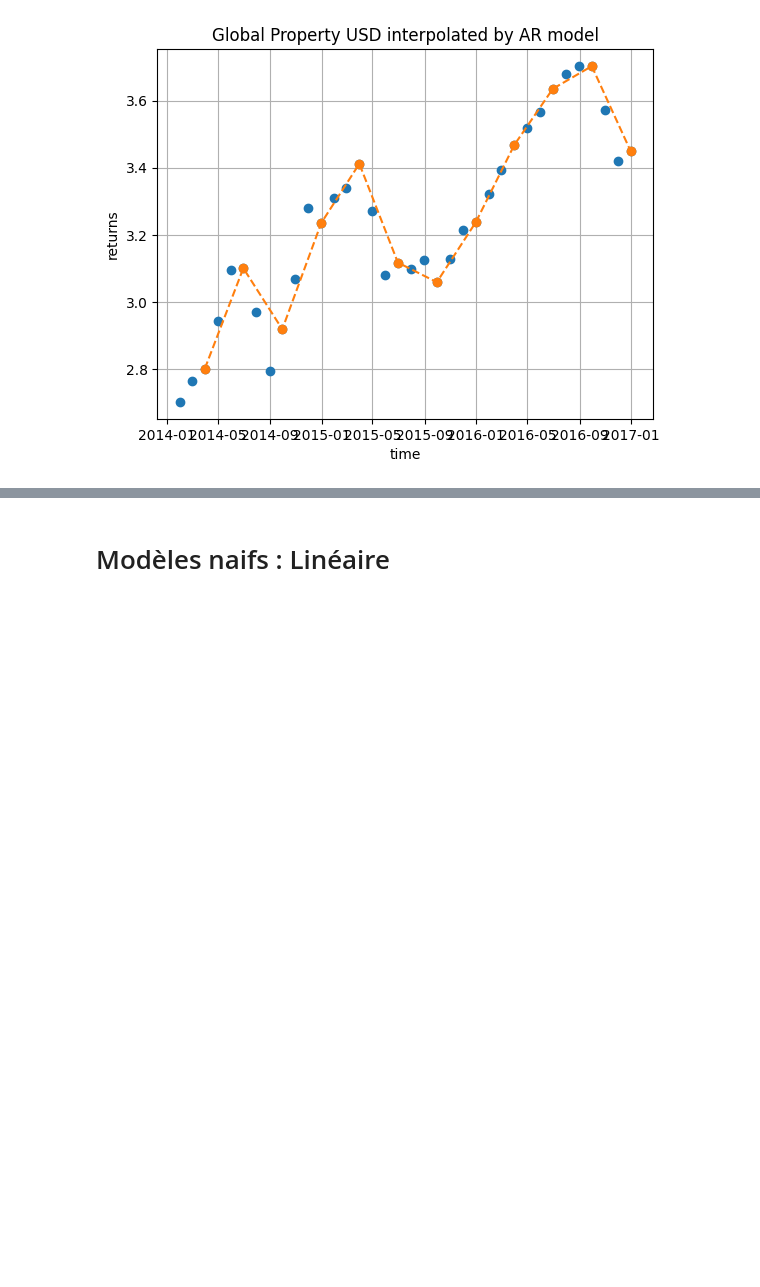
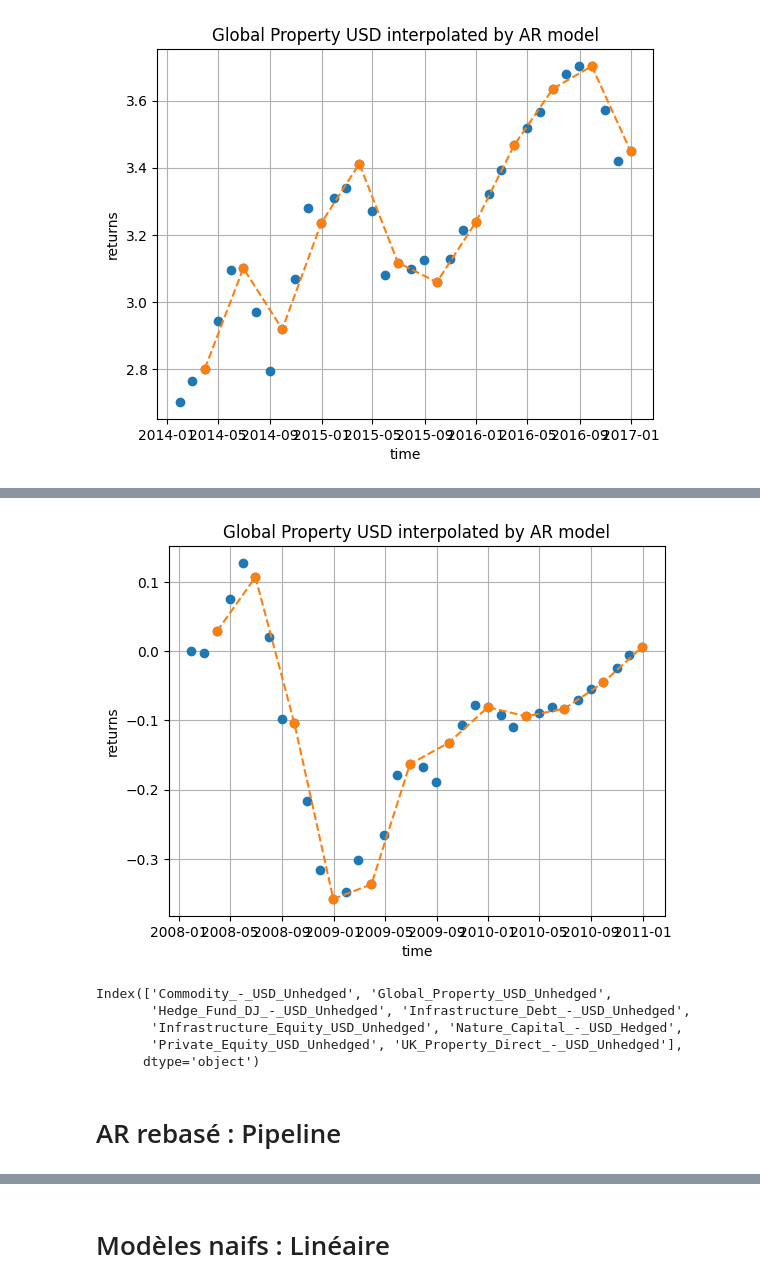
Before and after one commit to Perann/STAT_APP, a Jupyter notebook: AR_Model/AR_rebasage_ultimr.ipynb, the cells around one changed output, grey strips where cells are left out. Drawn from its saved outputs; the diff is of its cells as text; code cells hidden in the pictures; blank space fills up the shorter version.

Commit message:
AR rebasé fini

```diff
--- a/AR_Model/AR_rebasage_ultimr.ipynb
+++ b/AR_Model/AR_rebasage_ultimr.ipynb
@@ -165,8 +174,18 @@ def tweak_alternative_data(df_):
             .resample('QE')
             .last() #Changing the index format to datetime
             .rename(lambda c: c.replace(' ','_'), axis = 1)
-            .drop(columns = ['Infrastructure_Equity_Listed_-_USD_Unhedged','Infrastructure_Equity_Listed_-_USD_Unhedged_%'])
-            )
+            .drop(columns = ['Infrastructure_Equity_Listed_-_USD_Unhedged_%','Infrastructure_Equity_Listed_-_USD_Unhedged'])) # Replacing the spaces by _ in the names
 
 
 alternative_data = tweak_alternative_data(alternative_data_raw)
+alternative_return = alternative_data.iloc[:,8:]
+# %%
+def data_unsmoothing(df_):
+    new = df_.resample('ME').interpolate(method='polynomial', order = 2).pct_change()
+    for col in df_.columns:
+        new[col + '_unsmoothed'] = AR_model(new[col].values)
+    return new
+
+
+unsmoothed= data_unsmoothing(alternative_data.iloc[:,0:8])
+unsmoothed.head()
@@ -172,0 +200,17 @@ alternative_data = tweak_alternative_data(alternative_data_raw)
+# %%
+def oui(name):
+    to_interpolate = unsmoothed[ name +"_unsmoothed"]
+    quarter_return = alternative_return[ name + '_%'].dropna()
+
+    def AR_rebase(serie,quarter):
+        #serie = AR_model(serie.values)
+        serie = serie.values
+        for k in range(len(quarter)):
+            serie[3*k+2] = ((1 + quarter[k])/((1 + serie[3*k+1])*(1 + serie[3*k]))) - 1
+        return serie
+
+    quarter_return = quarter_return.loc['2008-03-31':]
+    to_interpolate = to_interpolate.dropna().loc['2008-01-31':]
+
+    interpolated = pd.Series(AR_rebase(to_interpolate,quarter_return), index = to_interpolate.index)
+    return interpolated, quarter_return
@@ -172,0 +230,2 @@ alternative_data = tweak_alternative_data(alternative_data_raw)
+# %%
+interpolated, quarter_return = oui('Infrastructure_Equity_USD_Unhedged')
@@ -172,0 +268,20 @@ alternative_data = tweak_alternative_data(alternative_data_raw)
+# %%
+plt.figure()
+plt.plot(interpolated.agg(cumulated_returns).loc[:"2010"].index, interpolated.agg(cumulated_returns).loc[:"2010"],'o')
+plt.plot(quarter_return.agg(cumulated_returns).loc[:"2010"].index, quarter_return.agg(cumulated_returns).loc[:"2010"],'o--')
+plt.xlabel("time")
+plt.ylabel('returns')
+plt.title("Global Property USD interpolated by AR model")
+plt.grid()
+# %% [output]
+[figure, added]
+# %%
+alternative_data.columns[:8]
+# %% [output]
+Index(['Commodity_-_USD_Unhedged', 'Global_Property_USD_Unhedged',
+       'Hedge_Fund_DJ_-_USD_Unhedged', 'Infrastructure_Debt_-_USD_Unhedged',
+       'Infrastructure_Equity_USD_Unhedged', 'Nature_Capital_-_USD_Hedged',
+       'Private_Equity_USD_Unhedged', 'UK_Property_Direct_-_USD_Unhedged'],
+      dtype='object')
+# %% [markdown]
+# AR rebasé : Pipeline
```
Also changed, not shown: parts of 17 cells of this notebook, 2 other files.
